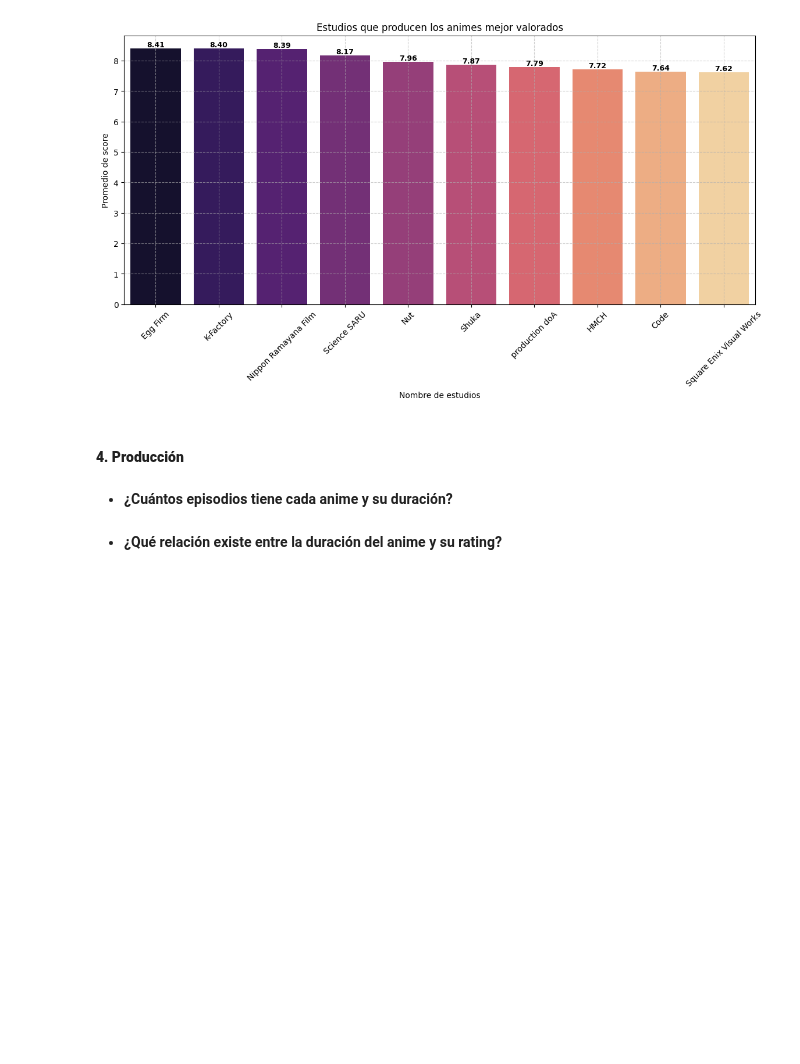
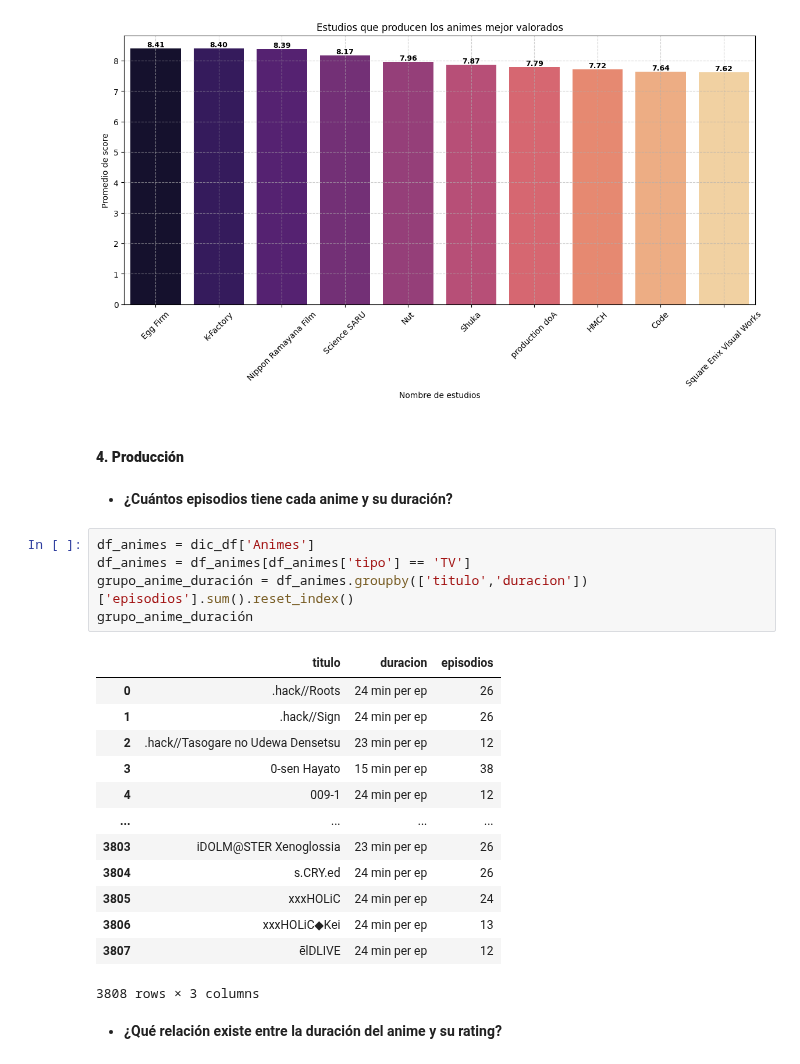
Before and after one commit to SaitoM17/anime_analisis, a Jupyter notebook: notebooks/anime.ipynb, the cells around one changed output. Cells and saved outputs as stored; diff of their text form; blank space fills up the shorter version.

Commit message:
feat: Obtención de cuantos episodios tiene cada anime y duración

```diff
--- a/notebooks/anime.ipynb
+++ b/notebooks/anime.ipynb
@@ -387,5 +387,24 @@ plt.show()
 #### **4. Producción**
 # %% [markdown]
 * **¿Cuántos episodios tiene cada anime y su duración?**
+# %%
+df_animes = dic_df['Animes']
+df_animes = df_animes[df_animes['tipo'] == 'TV']
+grupo_anime_duración = df_animes.groupby(['titulo','duracion'])['episodios'].sum().reset_index()
+grupo_anime_duración
+# %% [output]
+|  | titulo | duracion | episodios |
+| 0 | .hack//Roots | 24 min per ep | 26 |
+| 1 | .hack//Sign | 24 min per ep | 26 |
+| 2 | .hack//Tasogare no Udewa Densetsu | 23 min per ep | 12 |
+| 3 | 0-sen Hayato | 15 min per ep | 38 |
+| 4 | 009-1 | 24 min per ep | 12 |
+| ... | ... | ... | ... |
+| 3803 | iDOLM@STER Xenoglossia | 23 min per ep | 26 |
+| 3804 | s.CRY.ed | 24 min per ep | 26 |
+| 3805 | xxxHOLiC | 24 min per ep | 24 |
+| 3806 | xxxHOLiC◆Kei | 24 min per ep | 13 |
+| 3807 | ēlDLIVE | 24 min per ep | 12 |
+3808 rows × 3 columns
 # %% [markdown]
 * **¿Qué relación existe entre la duración del anime y su rating?**
```
